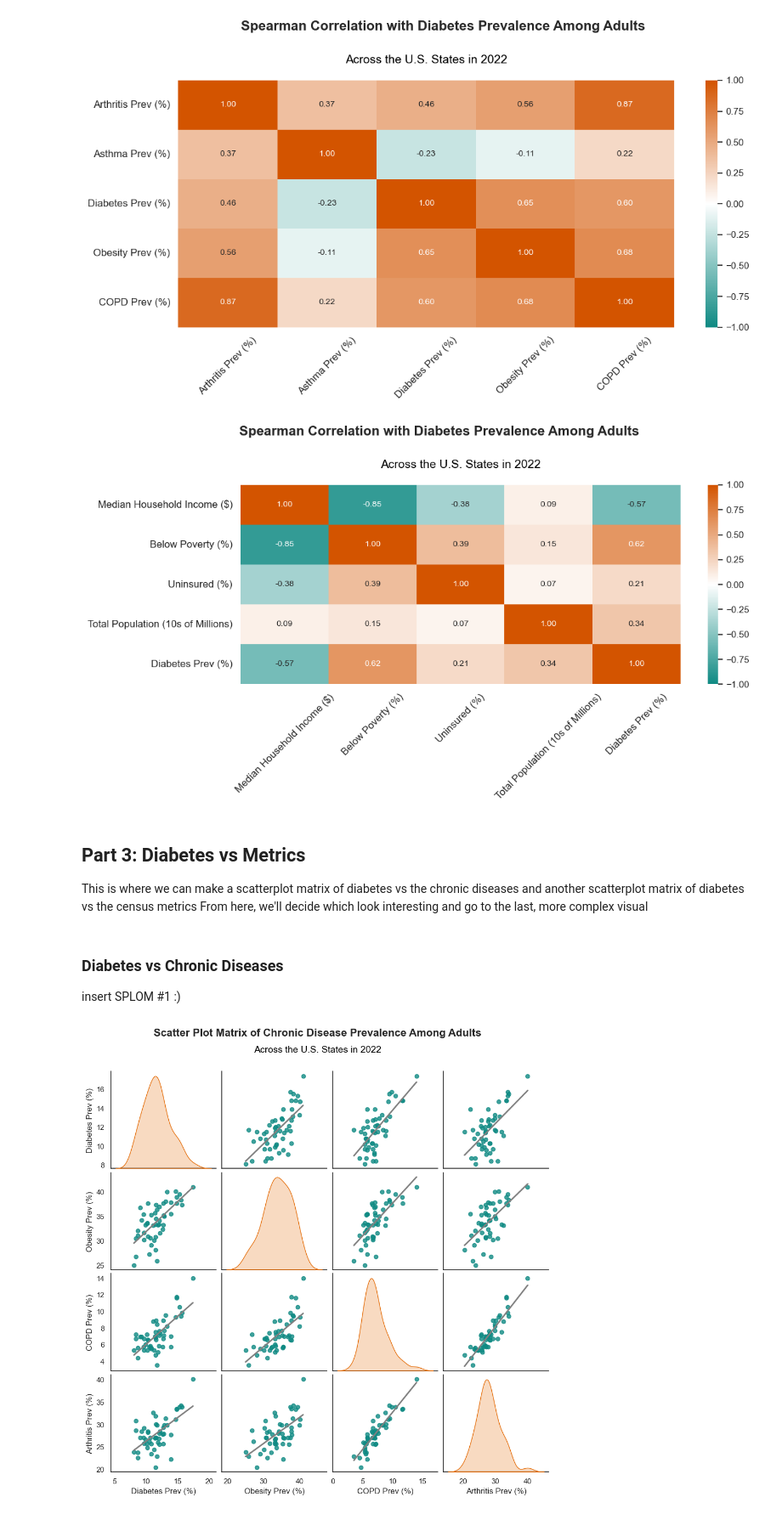
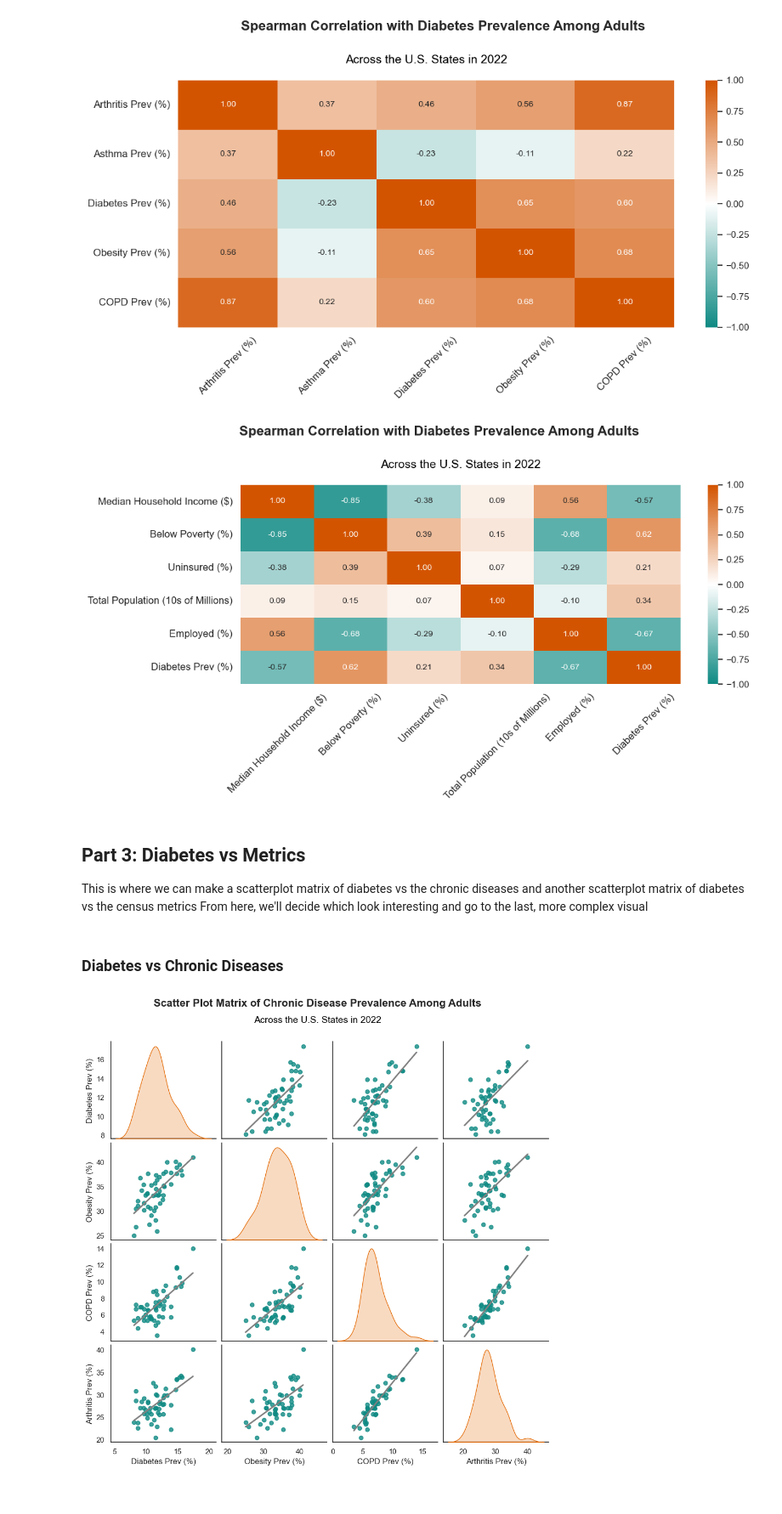
Before and after one commit to duhoang920/siads_593_milestone_1, a Jupyter notebook: main.ipynb, the cells around one changed output. Shown at 85% size. Saved outputs shown, nothing was run; the diff lists cells and outputs as text; code cells hidden in the pictures.

```diff
--- a/main.ipynb
+++ b/main.ipynb
@@ -431,7 +431,10 @@ visual_column_renames = {
         "est - Pop Uninsured - %": "Uninsured (%)",
         "est - Total Pop": "Total Population (10s of Millions)",
         "est - Total Pop - Male - %": "Total Population (%) (Male)",
-        "est - Total Pop - Female - %":"Total Population (%) (Female)"
+        "est - Total Pop - Female - %":"Total Population (%) (Female)",
+        "est - Pop 16 and Over – Unemployed - %":"Unemployed (%)",
+        "est - Pop 16 and Over – Employed - %":"Employed (%)"
+
     }
 df = rename_columns(df, visual_column_renames)
 # %%
@@ -516,12 +511,13 @@ create_corrplot(df, corr_cols, "spearman")
 [figure]
 # %%
 corr_cols = list_of_census = ["Median Household Income ($)","Below Poverty (%)",
-                  "Uninsured (%)","Total Population (10s of Millions)",
-                             "Diabetes Prev (%)"]
+                              "Uninsured (%)","Total Population (10s of Millions)",
+                              "Employed (%)","Diabetes Prev (%)"
+                             ]
 
 create_corrplot(df, corr_cols, "spearman")
 # %% [output]
-[figure, old version]
+[figure, new version]
 # %% [markdown]
 ## Part 3: Diabetes vs Metrics
 This is where we can make a scatterplot matrix of diabetes vs the chronic diseases
@@ -529,7 +525,6 @@ and another scatterplot matrix of diabetes vs the census metrics
 From here, we'll decide which look interesting and go to the last, more complex visual
 # %% [markdown]
 ### Diabetes vs Chronic Diseases
-insert SPLOM #1 :)
 # %%
 column_list = ["Diabetes Prev (%)", "Obesity Prev (%)", "COPD Prev (%)", "Arthritis Prev (%)"]
 
```
Also changed, not shown: parts of 18 cells of this notebook, 1 other file.
